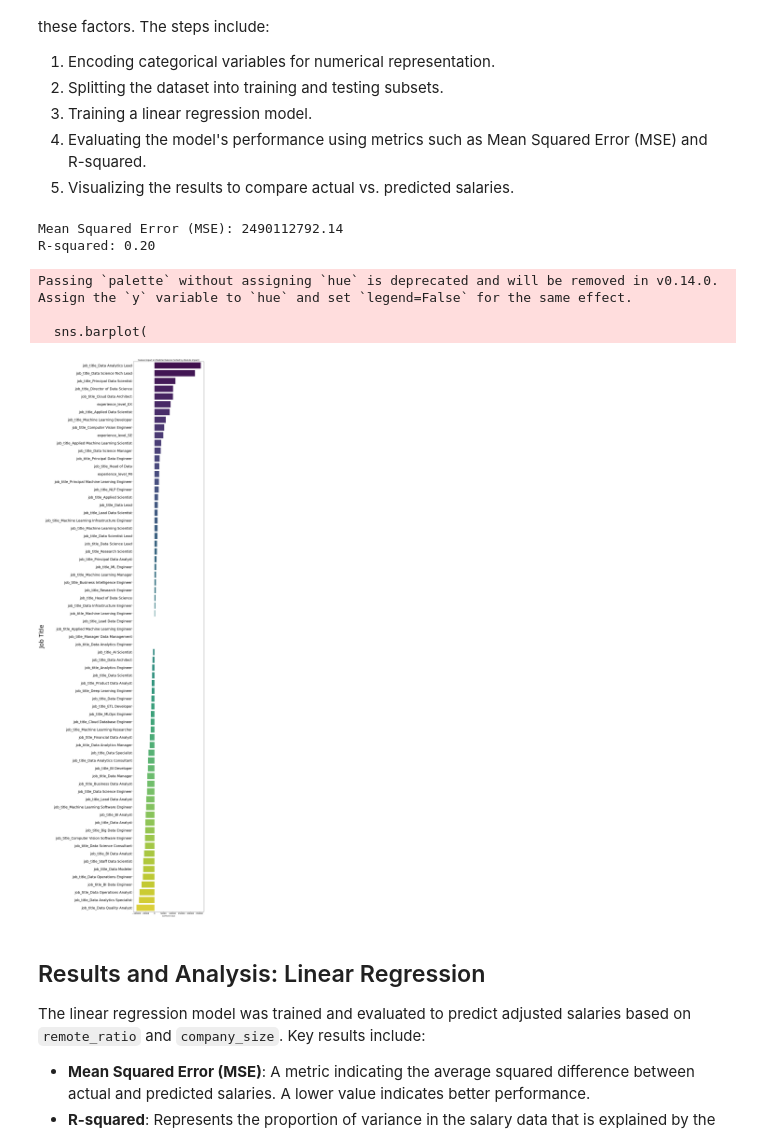
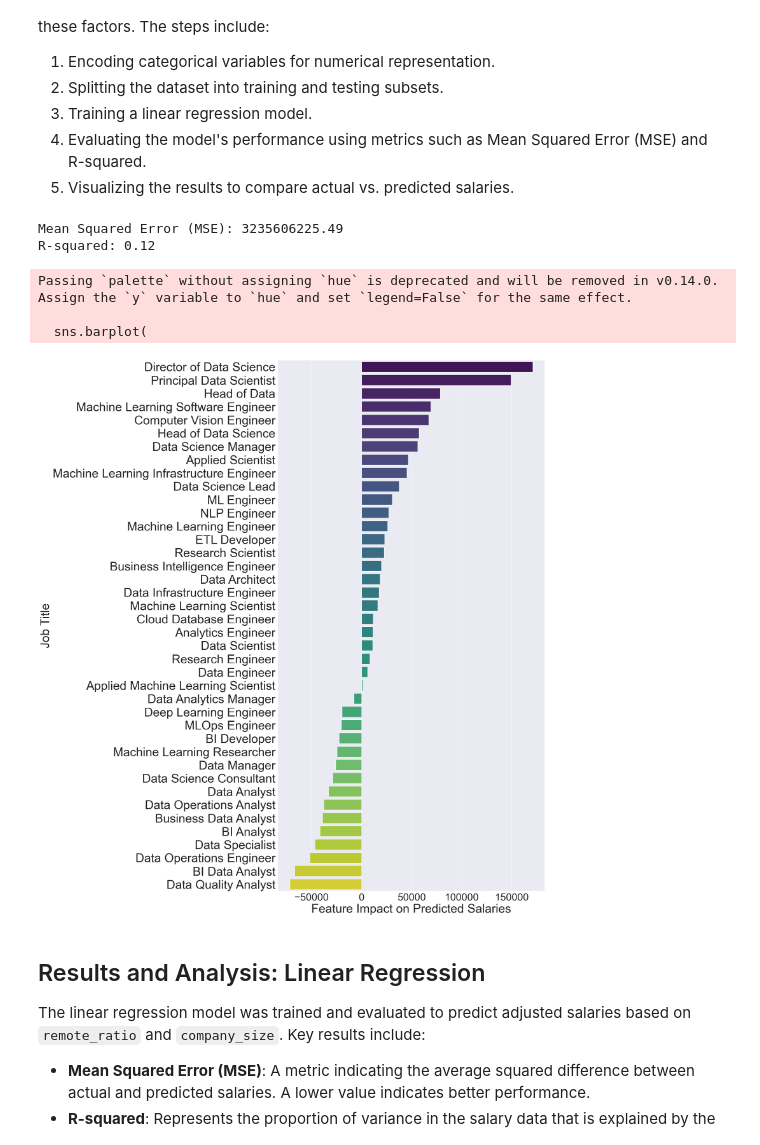
Before and after one commit to geoburdin/DataScientistSalary, a Jupyter notebook: analysis.ipynb, the cells around one changed output. Drawn from its saved outputs; the diff is of its cells as text; code cells hidden in the pictures.

```diff
--- a/analysis.ipynb
+++ b/analysis.ipynb
@@ -444,8 +443,13 @@ from sklearn.metrics import mean_squared_error, r2_score
 # Load the cleaned dataset
 df = pd.read_csv('cleaned_ds_salaries.csv')
 
-# Encode job_title and experience_level as dummy variables
-df_encoded = pd.get_dummies(df, columns=['job_title', 'experience_level'], drop_first=True)
+# only include the job titles that have more than 10 entries
+title_counts = df['job_title'].value_counts()
+df = df[df['job_title'].isin(title_counts[title_counts > 3].index)]
+df.drop(columns=['experience_level'], inplace=True)
+
+# Encode job_title as dummy variables
+df_encoded = pd.get_dummies(df, columns=['job_title'], drop_first=True)
 
 # Define features and target variable
 X = df_encoded.drop(columns=['adjusted_salary', 'remote_ratio', 'company_size'])
@@ -463,44 +467,45 @@ y_pred = model.predict(X_test)
 
 # Evaluate the model
 mse = mean_squared_error(y_test, y_pred)
 r2 = r2_score(y_test, y_pred)
 
 # Display results
 print(f"Mean Squared Error (MSE): {mse:.2f}")
 print(f"R-squared: {r2:.2f}")
 
 # Visualize coefficient impacts sorted by absolute value
 import seaborn as sns
 
+#rename the columns to remove the job title prefix
+X.columns = X.columns.str.replace('job_title_', '')
 # Load the coefficients
 coefficients = pd.DataFrame({'Feature': X.columns, 'Coefficient': model.coef_})
 coefficients = coefficients.sort_values(by='Coefficient', ascending=False)
 
 # Plot the coefficients sorted by absolute value
-plt.figure(figsize=(15, 50))  # Increase the figure size for better readability
+plt.figure(figsize=(15, 30))
+#font size 38
 sns.barplot(
     x='Coefficient',
     y='Feature',
     data=coefficients,
     palette='viridis',
-    orient='h'
+    orient='h',
 )
-plt.title('Feature Impact on Predicted Salaries (Sorted by Absolute Impact)')
-plt.xlabel('Coefficient Value')
+plt.xlabel('Feature Impact on Predicted Salaries', fontsize=38)
 plt.ylabel('Job Title', fontsize=38)
 # Update tick label sizes for both axes
-plt.xticks(fontsize=12)
-plt.yticks(fontsize=22)
-
-plt.tight_layout()
+plt.xticks(fontsize=32)
+plt.yticks(fontsize=38)
+plt.savefig('feature_impact_plot.png', bbox_inches='tight')
 plt.show()
 # %% [output]
-Mean Squared Error (MSE): 2490112792.14
-R-squared: 0.20
+Mean Squared Error (MSE): 3235606225.49
+R-squared: 0.12
 Passing `palette` without assigning `hue` is deprecated and will be removed in v0.14.0. Assign the `y` variable to `hue` and set `legend=False` for the same effect.
 
   sns.barplot(
-[figure, old version]
+[figure, new version]
 # %% [markdown]
 ## Results and Analysis: Linear Regression
 
```
Also changed, not shown: parts of 3 cells of this notebook, 9 other files.
